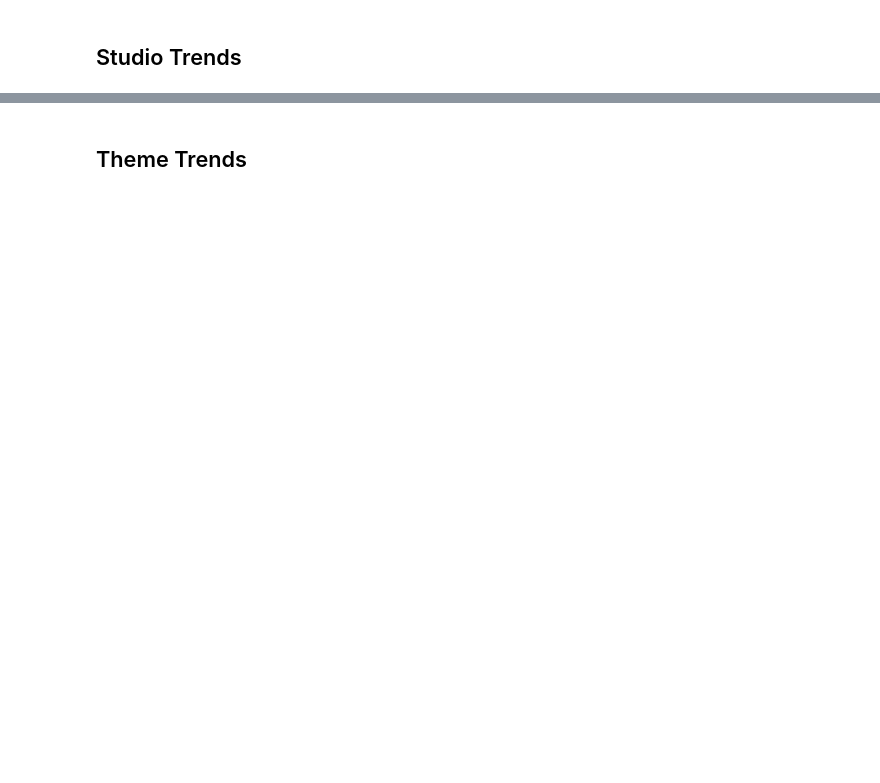
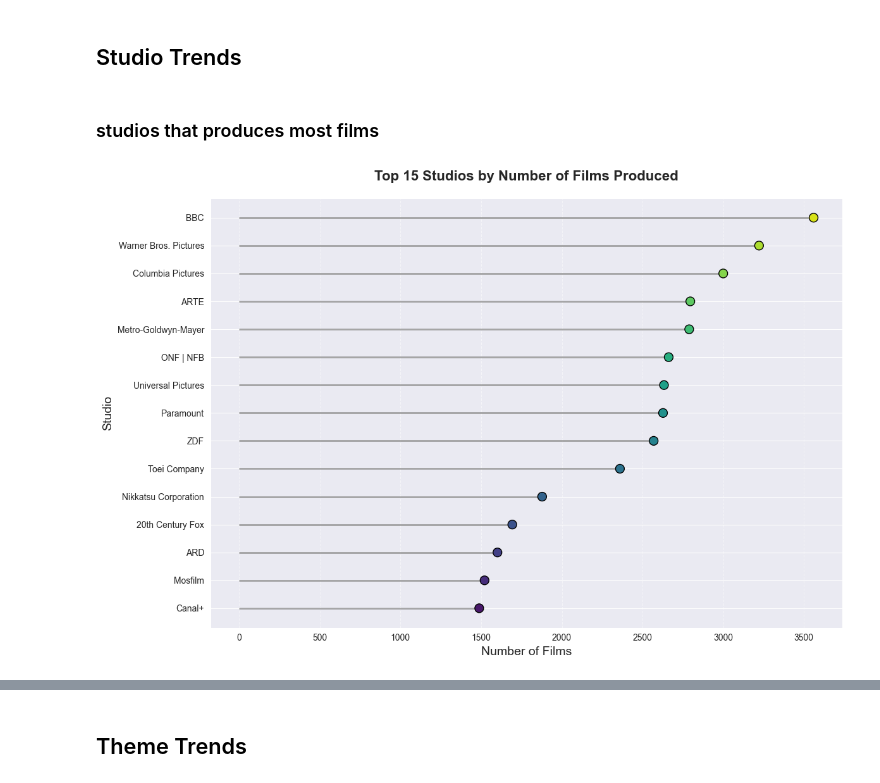
Before and after one commit to Kristalliste/IUM-TWEB, a Jupyter notebook: solution/Notebooks/Visualisation/visualisation.ipynb, the cells around one changed output, grey strips where cells are left out. Drawn from its saved outputs; the diff is of its cells as text; code cells hidden in the pictures; blank space fills up the shorter version.

Commit message:
VIZ studios

```diff
--- a/solution/Notebooks/Visualisation/visualisation.ipynb
+++ b/solution/Notebooks/Visualisation/visualisation.ipynb
@@ -263,2 +253,8 @@ fun.plot_most_common_genre_theatrical(releases_df, genres_df)
 # %% [markdown]
 ## Studio Trends
+# %% [markdown]
+### studios that produces most films
+# %%
+fun.top_studios_lollipop_chart(studios_df)
+# %% [output]
+[figure, added]
```
Also changed, not shown: parts of 7 cells of this notebook, 1 other file.
